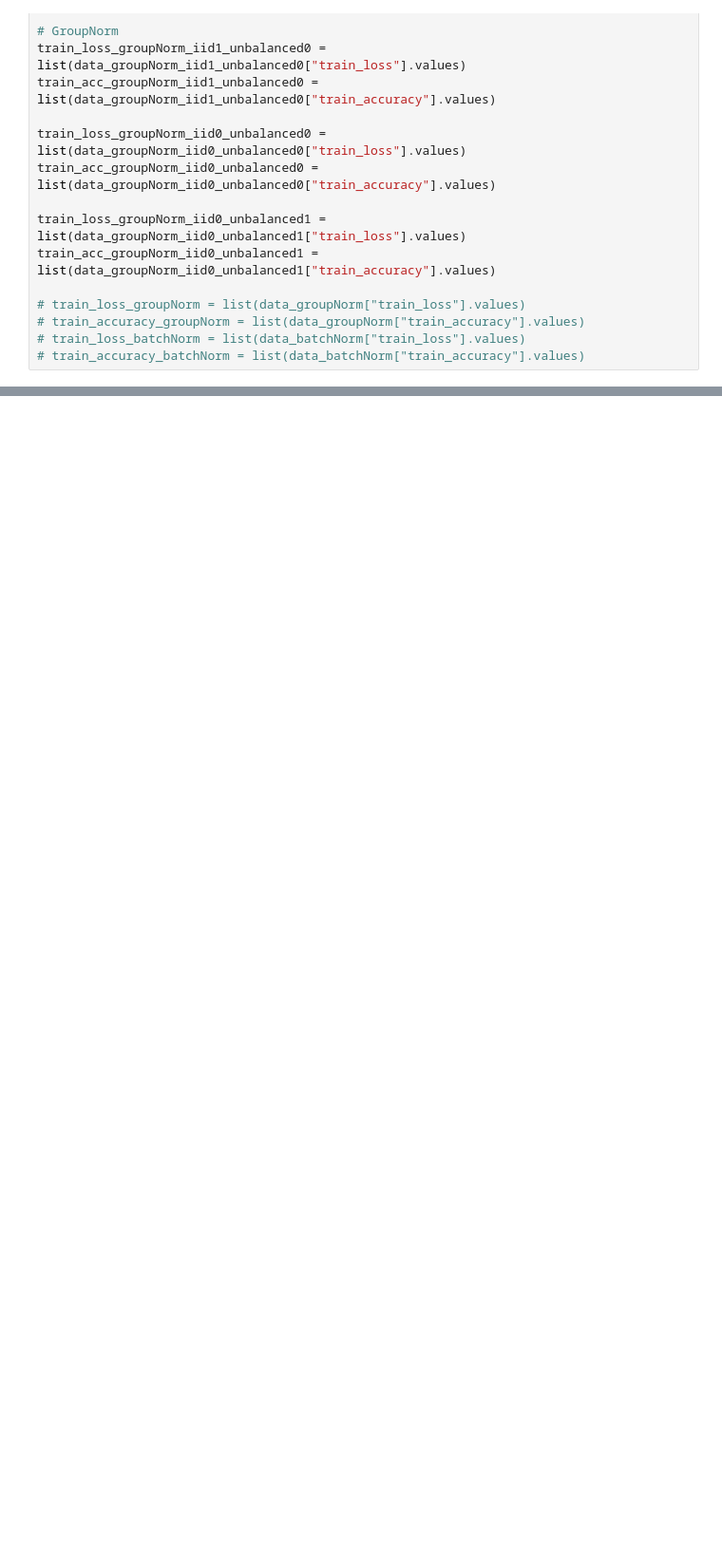
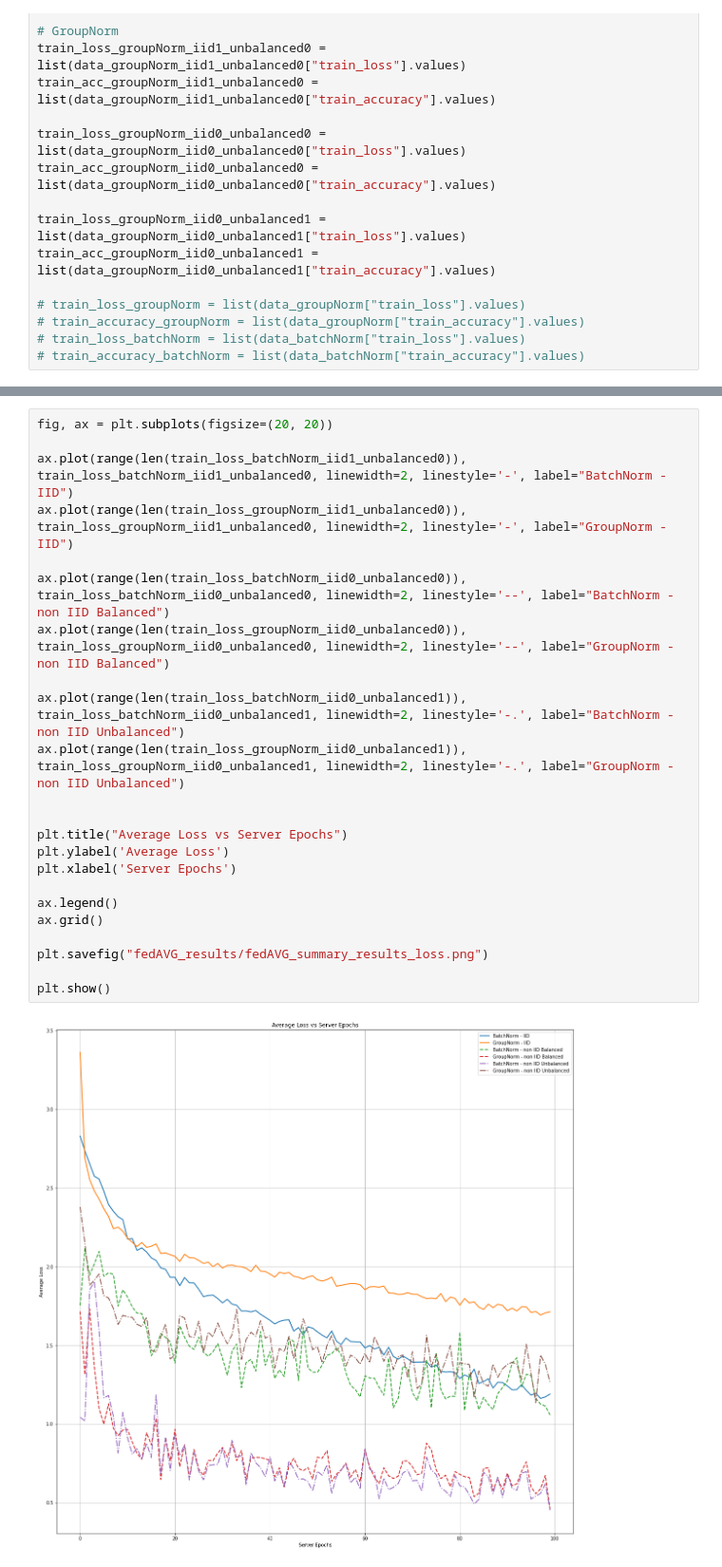
Before and after one commit to dadodimauro/MLDL-Federated-Learning, a Jupyter notebook: plot.ipynb, the cells around one changed output, grey strips where cells are left out. Shown at 95% size. Saved outputs shown, nothing was run; the diff lists cells and outputs as text; blank space fills up the shorter version.

```diff
--- a/plot.ipynb
+++ b/plot.ipynb
@@ -93,0 +79,25 @@ plt.show()
+# %%
+fig, ax = plt.subplots(figsize=(20, 20))
+
+ax.plot(range(len(train_loss_batchNorm_iid1_unbalanced0)), train_loss_batchNorm_iid1_unbalanced0, linewidth=2, linestyle='-', label="BatchNorm - IID")
+ax.plot(range(len(train_loss_groupNorm_iid1_unbalanced0)), train_loss_groupNorm_iid1_unbalanced0, linewidth=2, linestyle='-', label="GroupNorm - IID")
+
+ax.plot(range(len(train_loss_batchNorm_iid0_unbalanced0)), train_loss_batchNorm_iid0_unbalanced0, linewidth=2, linestyle='--', label="BatchNorm - non IID Balanced")
+ax.plot(range(len(train_loss_groupNorm_iid0_unbalanced0)), train_loss_groupNorm_iid0_unbalanced0, linewidth=2, linestyle='--', label="GroupNorm - non IID Balanced")
+
+ax.plot(range(len(train_loss_batchNorm_iid0_unbalanced1)), train_loss_batchNorm_iid0_unbalanced1, linewidth=2, linestyle='-.', label="BatchNorm - non IID Unbalanced")
+ax.plot(range(len(train_loss_groupNorm_iid0_unbalanced1)), train_loss_groupNorm_iid0_unbalanced1, linewidth=2, linestyle='-.', label="GroupNorm - non IID Unbalanced")
+
+
+plt.title("Average Loss vs Server Epochs")
+plt.ylabel('Average Loss')
+plt.xlabel('Server Epochs')
+
+ax.legend()
+ax.grid()
+
+plt.savefig("fedAVG_results/fedAVG_summary_results_loss.png")
+
+plt.show()
+# %% [output]
+[figure, added]
```
Also changed, not shown: parts of 11 cells of this notebook, 15 other files.
